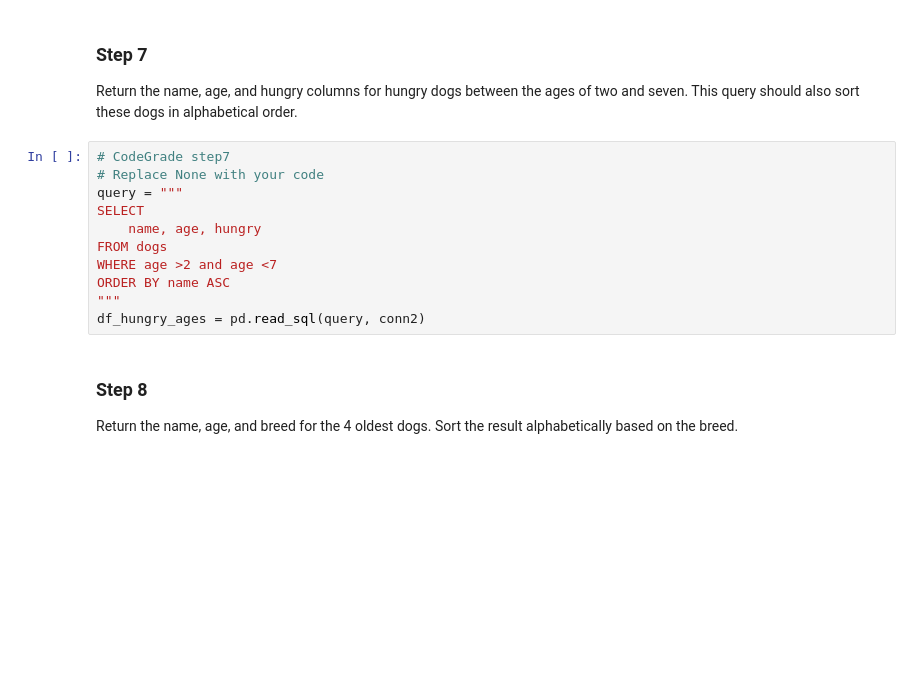
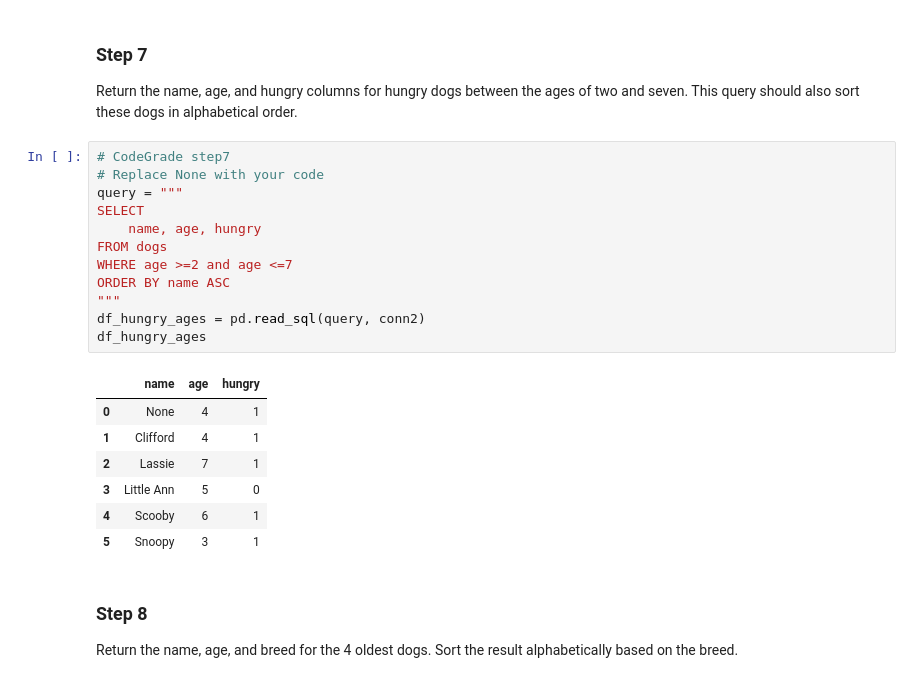
Before and after one commit to pinkbricks/DS_Course1_Week1_Module2_SQLQueries, a Jupyter notebook: SQLFilterOrderGroupLab.ipynb, the cells around one changed output. Cells and saved outputs as stored; diff of their text form; blank space fills up the shorter version.

```diff
--- a/SQLFilterOrderGroupLab.ipynb
+++ b/SQLFilterOrderGroupLab.ipynb
@@ -164,14 +164,23 @@ Return the name, age, and hungry columns for hungry dogs between the ages of two
 # %%
 # CodeGrade step7
 # Replace None with your code
 query = """
 SELECT
     name, age, hungry
 FROM dogs
-WHERE age >2 and age <7
+WHERE age >=2 and age <=7
 ORDER BY name ASC
 """
 df_hungry_ages = pd.read_sql(query, conn2)
+df_hungry_ages
+# %% [output]
+|  | name | age | hungry |
+| 0 | None | 4 | 1 |
+| 1 | Clifford | 4 | 1 |
+| 2 | Lassie | 7 | 1 |
+| 3 | Little Ann | 5 | 0 |
+| 4 | Scooby | 6 | 1 |
+| 5 | Snoopy | 3 | 1 |
 # %% [markdown]
 ### Step 8
 
```
Also changed, not shown: 1 other file.
